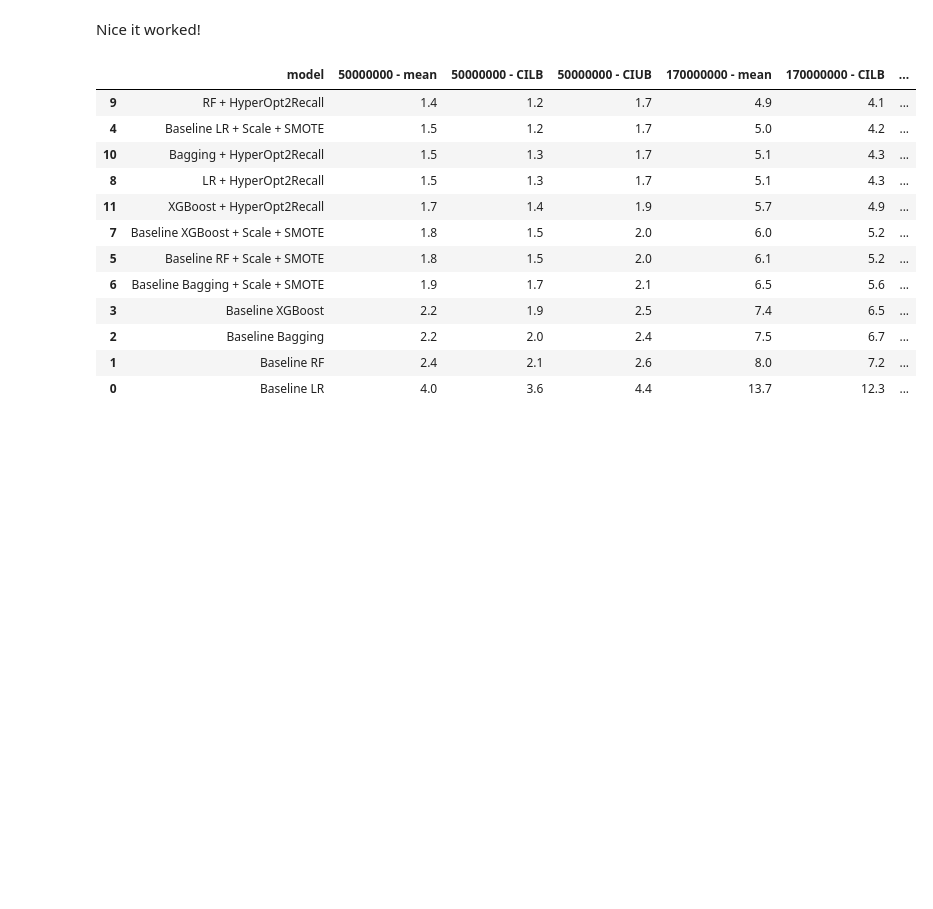
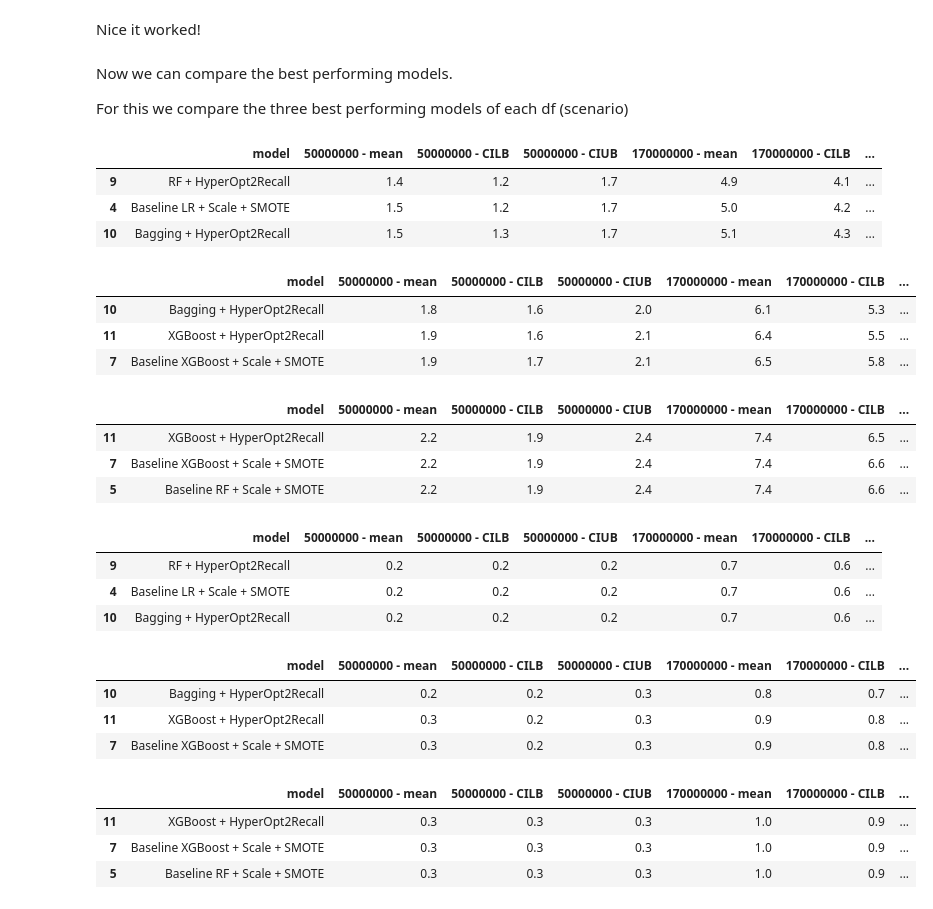
Before and after one commit to wihe96/Master_thesis_credit_card_fraud_detection, a Jupyter notebook: Credit_Card_Fraud_Detection_Business_Centric_Approach.ipynb, the cells around one changed output. Saved outputs shown, nothing was run; the diff lists cells and outputs as text; code cells hidden in the pictures; blank space fills up the shorter version.

Commit message:
best 3 model

```diff
--- a/Credit_Card_Fraud_Detection_Business_Centric_Approach.ipynb
+++ b/Credit_Card_Fraud_Detection_Business_Centric_Approach.ipynb
@@ -1339,19 +1339,49 @@ df_ctm_fs024_a_2 = df_dict['df_ctm_fs024_a_2']
 df_ctm_fs024_a_5 = df_dict['df_ctm_fs024_a_5']
 # %% [markdown]
 Nice it worked!
+# %% [markdown]
+Now we can compare the best performing models.
+
+For this we compare the three best performing models of each df (scenario)
 # %%
-df_ctm_fs173_a_005
+df_ctm_fs173_a_005.head(3)
 # %% [output]
 |  | model | 50000000 - mean | 50000000 - CILB | 50000000 - CIUB | 170000000 - mean | 170000000 - CILB | ... |
 | 9 | RF + HyperOpt2Recall | 1.4 | 1.2 | 1.7 | 4.9 | 4.1 | ... |
 | 4 | Baseline LR + Scale + SMOTE | 1.5 | 1.2 | 1.7 | 5.0 | 4.2 | ... |
 | 10 | Bagging + HyperOpt2Recall | 1.5 | 1.3 | 1.7 | 5.1 | 4.3 | ... |
-| 8 | LR + HyperOpt2Recall | 1.5 | 1.3 | 1.7 | 5.1 | 4.3 | ... |
-| 11 | XGBoost + HyperOpt2Recall | 1.7 | 1.4 | 1.9 | 5.7 | 4.9 | ... |
-| 7 | Baseline XGBoost + Scale + SMOTE | 1.8 | 1.5 | 2.0 | 6.0 | 5.2 | ... |
-| 5 | Baseline RF + Scale + SMOTE | 1.8 | 1.5 | 2.0 | 6.1 | 5.2 | ... |
-| 6 | Baseline Bagging + Scale + SMOTE | 1.9 | 1.7 | 2.1 | 6.5 | 5.6 | ... |
-| 3 | Baseline XGBoost | 2.2 | 1.9 | 2.5 | 7.4 | 6.5 | ... |
-| 2 | Baseline Bagging | 2.2 | 2.0 | 2.4 | 7.5 | 6.7 | ... |
-| 1 | Baseline RF | 2.4 | 2.1 | 2.6 | 8.0 | 7.2 | ... |
-| 0 | Baseline LR | 4.0 | 3.6 | 4.4 | 13.7 | 12.3 | ... |
+# %%
+df_ctm_fs173_a_2.head(3)
+# %% [output]
+|  | model | 50000000 - mean | 50000000 - CILB | 50000000 - CIUB | 170000000 - mean | 170000000 - CILB | ... |
+| 10 | Bagging + HyperOpt2Recall | 1.8 | 1.6 | 2.0 | 6.1 | 5.3 | ... |
+| 11 | XGBoost + HyperOpt2Recall | 1.9 | 1.6 | 2.1 | 6.4 | 5.5 | ... |
+| 7 | Baseline XGBoost + Scale + SMOTE | 1.9 | 1.7 | 2.1 | 6.5 | 5.8 | ... |
+# %%
+df_ctm_fs173_a_5.head(3)
+# %% [output]
+|  | model | 50000000 - mean | 50000000 - CILB | 50000000 - CIUB | 170000000 - mean | 170000000 - CILB | ... |
+| 11 | XGBoost + HyperOpt2Recall | 2.2 | 1.9 | 2.4 | 7.4 | 6.5 | ... |
+| 7 | Baseline XGBoost + Scale + SMOTE | 2.2 | 1.9 | 2.4 | 7.4 | 6.6 | ... |
+| 5 | Baseline RF + Scale + SMOTE | 2.2 | 1.9 | 2.4 | 7.4 | 6.6 | ... |
+# %%
+df_ctm_fs024_a_005.head(3)
+# %% [output]
+|  | model | 50000000 - mean | 50000000 - CILB | 50000000 - CIUB | 170000000 - mean | 170000000 - CILB | ... |
+| 9 | RF + HyperOpt2Recall | 0.2 | 0.2 | 0.2 | 0.7 | 0.6 | ... |
+| 4 | Baseline LR + Scale + SMOTE | 0.2 | 0.2 | 0.2 | 0.7 | 0.6 | ... |
+| 10 | Bagging + HyperOpt2Recall | 0.2 | 0.2 | 0.2 | 0.7 | 0.6 | ... |
+# %%
+df_ctm_fs024_a_2.head(3)
+# %% [output]
+|  | model | 50000000 - mean | 50000000 - CILB | 50000000 - CIUB | 170000000 - mean | 170000000 - CILB | ... |
+| 10 | Bagging + HyperOpt2Recall | 0.2 | 0.2 | 0.3 | 0.8 | 0.7 | ... |
+| 11 | XGBoost + HyperOpt2Recall | 0.3 | 0.2 | 0.3 | 0.9 | 0.8 | ... |
+| 7 | Baseline XGBoost + Scale + SMOTE | 0.3 | 0.2 | 0.3 | 0.9 | 0.8 | ... |
+# %%
+df_ctm_fs024_a_5.head(3)
+# %% [output]
+|  | model | 50000000 - mean | 50000000 - CILB | 50000000 - CIUB | 170000000 - mean | 170000000 - CILB | ... |
+| 11 | XGBoost + HyperOpt2Recall | 0.3 | 0.3 | 0.3 | 1.0 | 0.9 | ... |
+| 7 | Baseline XGBoost + Scale + SMOTE | 0.3 | 0.3 | 0.3 | 1.0 | 0.9 | ... |
+| 5 | Baseline RF + Scale + SMOTE | 0.3 | 0.3 | 0.3 | 1.0 | 0.9 | ... |
```
